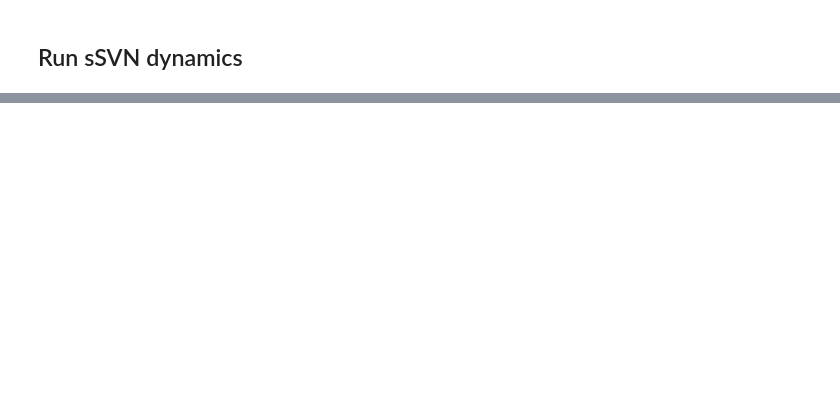
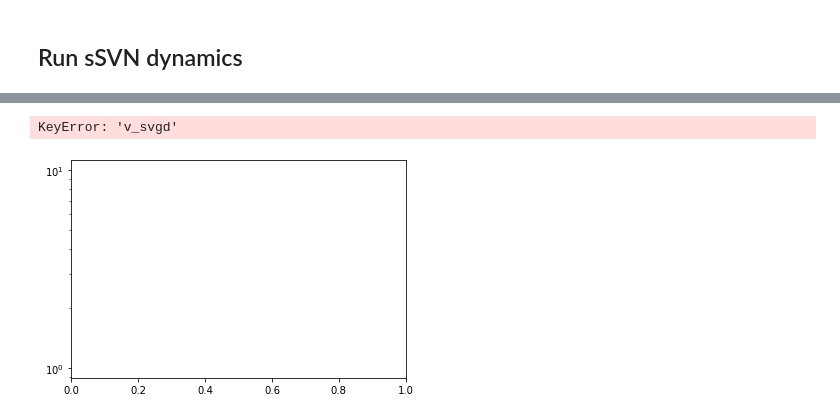
Before and after one commit to leviyevalex/sSVN_GW, a Jupyter notebook: notebooks/rosenbrock_tutorial.ipynb, the cells around one changed output, grey strips where cells are left out. Cells and saved outputs as stored; diff of their text form; code cells hidden in the pictures; blank space fills up the shorter version.

```diff
--- a/notebooks/rosenbrock_tutorial.ipynb
+++ b/notebooks/rosenbrock_tutorial.ipynb
@@ -73,3 +102,11 @@ corner.corner(ground_truth_samples[0:X1.shape[0]], fig=fig1)
+# %%
+plt.yscale('log')
+plt.plot(norms['v_svgd'])
+plt.ylabel('Norm of SVGD vector')
+plt.xlabel('Iteration')
+# %% [output]
+KeyError: 'v_svgd'
+[figure, added]
 # %%
 sampler2 = samplers(model=model, nIterations=100, nParticles=100, profile=False)
 sampler2.apply(method='sSVN', eps=0.1)
```
Also changed, not shown: parts of 6 cells of this notebook, 6 other files.
